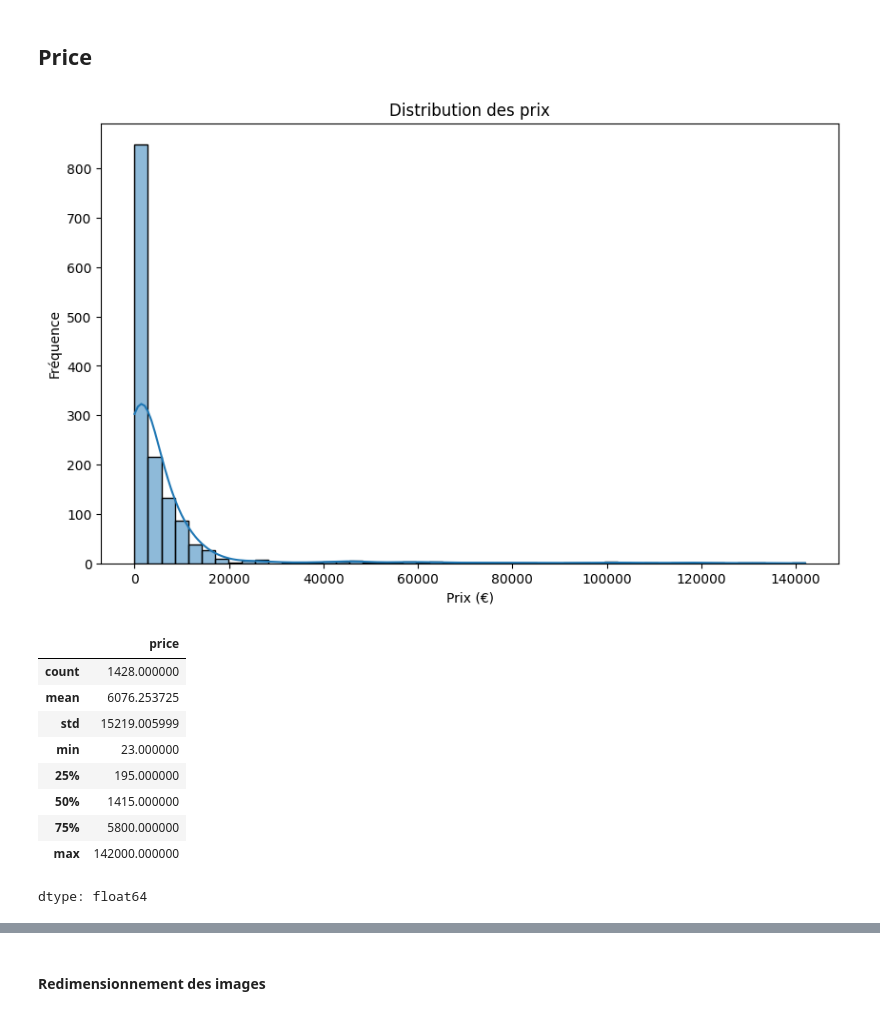
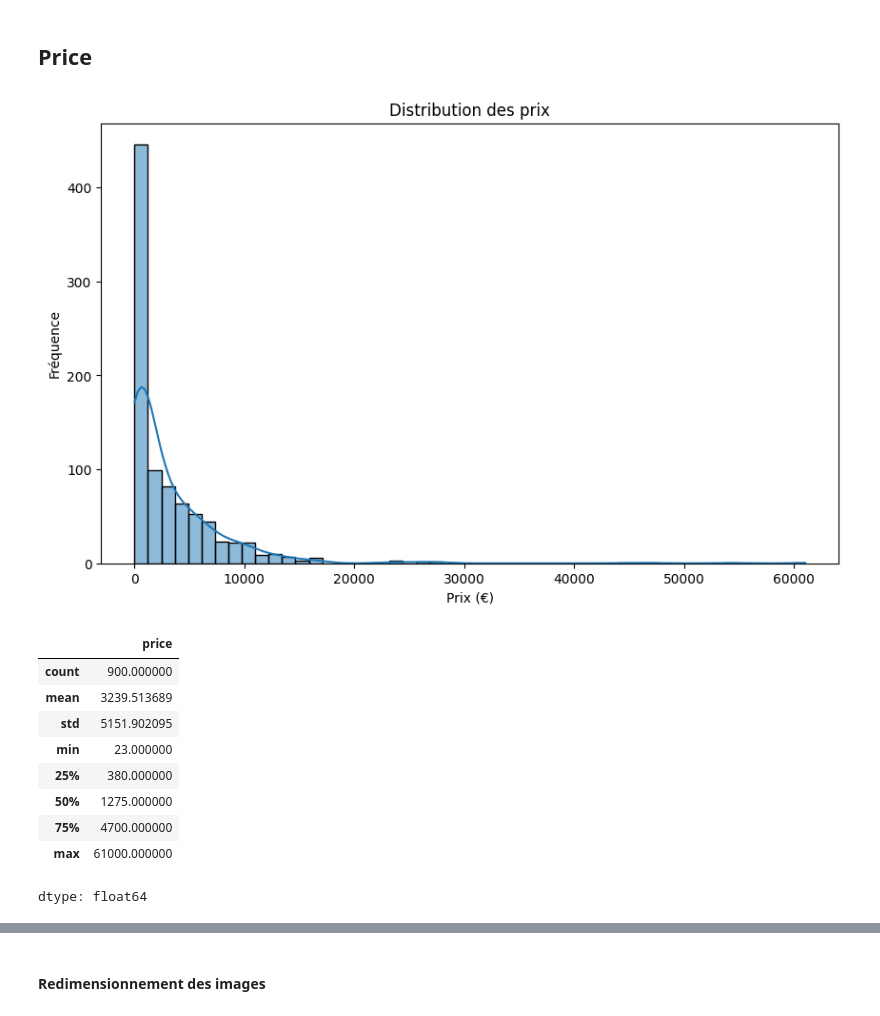
Before and after one commit to Styleflo/CocoBot, a Jupyter notebook: ProjetFinal.ipynb, the cells around one changed output, grey strips where cells are left out. Saved outputs shown, nothing was run; the diff lists cells and outputs as text; code cells hidden in the pictures.

```diff
--- a/ProjetFinal.ipynb
+++ b/ProjetFinal.ipynb
@@ -563,12 +556,12 @@ On voit ici qu'il y'a 46 titres n.a. et 202 titres qui apparaissent +d'1 fois.
 # %%
-df['title_len'] = df['title'].astype(str).str.len()
+df_images['title_len'] = df_images['title'].astype(str).str.len()
 
 plt.figure(figsize=(10,6))
-sns.histplot(df['title_len'], bins=40, kde=True)
+sns.histplot(df_images['title_len'], bins=40, kde=True)
 plt.title("Distribution de la longueur des descriptions (title)")
 plt.xlabel("Nombre de caractères")
 plt.ylabel("Fréquence")
 plt.show()
 
-df['title_len'].describe()
+df_images['title_len'].describe()
 # %% [output]
@@ -595,23 +588,23 @@ Ce manque d’information textuelle pourrait limiter la richesse des embeddings
 ## Price
 # %%
 plt.figure(figsize=(10,6))
-sns.histplot(df['price'], bins=50, kde=True)
+sns.histplot(df_images['price'], bins=50, kde=True)
 plt.title("Distribution des prix")
 plt.xlabel("Prix (€)")
 plt.ylabel("Fréquence")
 plt.show()
 
-df['price'].describe()
+df_images['price'].describe()
 # %% [output]
-[figure, old version]
+[figure, new version]
 |  | price |
-| count | 1428.000000 |
-| mean | 6076.253725 |
-| std | 15219.005999 |
+| count | 900.000000 |
+| mean | 3239.513689 |
+| std | 5151.902095 |
 | min | 23.000000 |
-| 25% | 195.000000 |
-| 50% | 1415.000000 |
-| 75% | 5800.000000 |
-| max | 142000.000000 |
+| 25% | 380.000000 |
+| 50% | 1275.000000 |
+| 75% | 4700.000000 |
+| max | 61000.000000 |
 dtype: float64
 # %%
```
Also changed, not shown: parts of 32 cells of this notebook.
